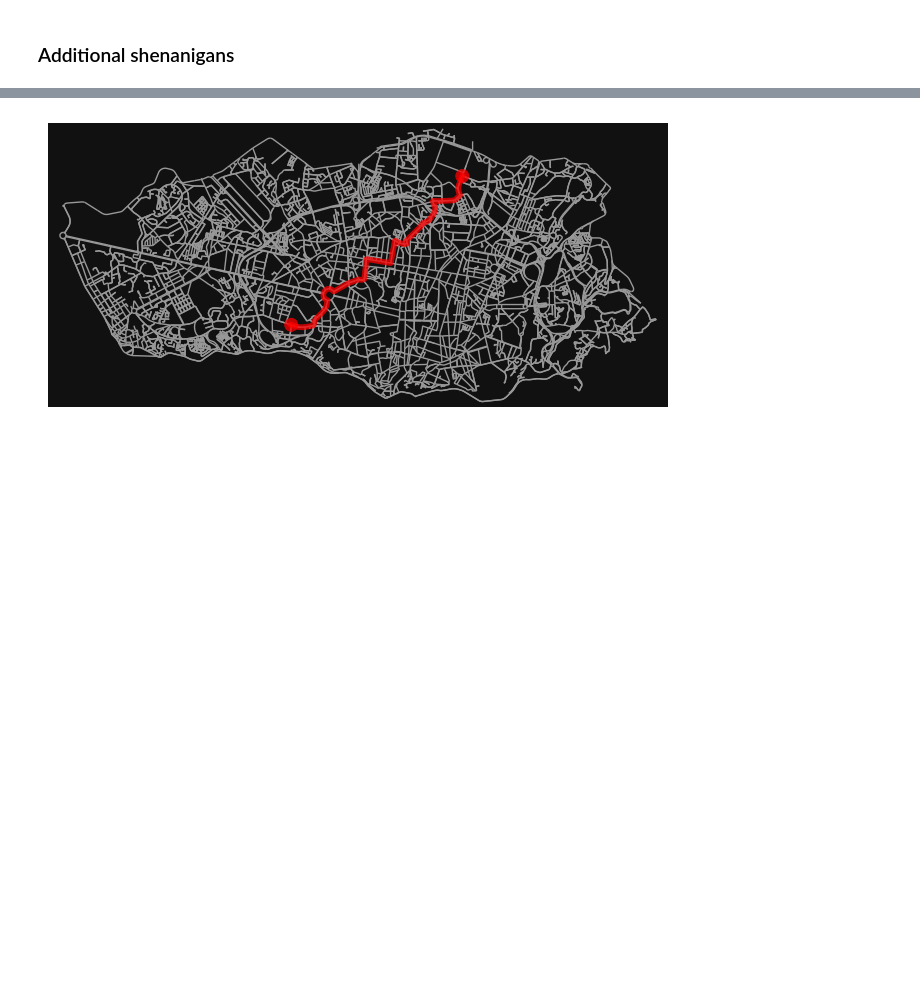
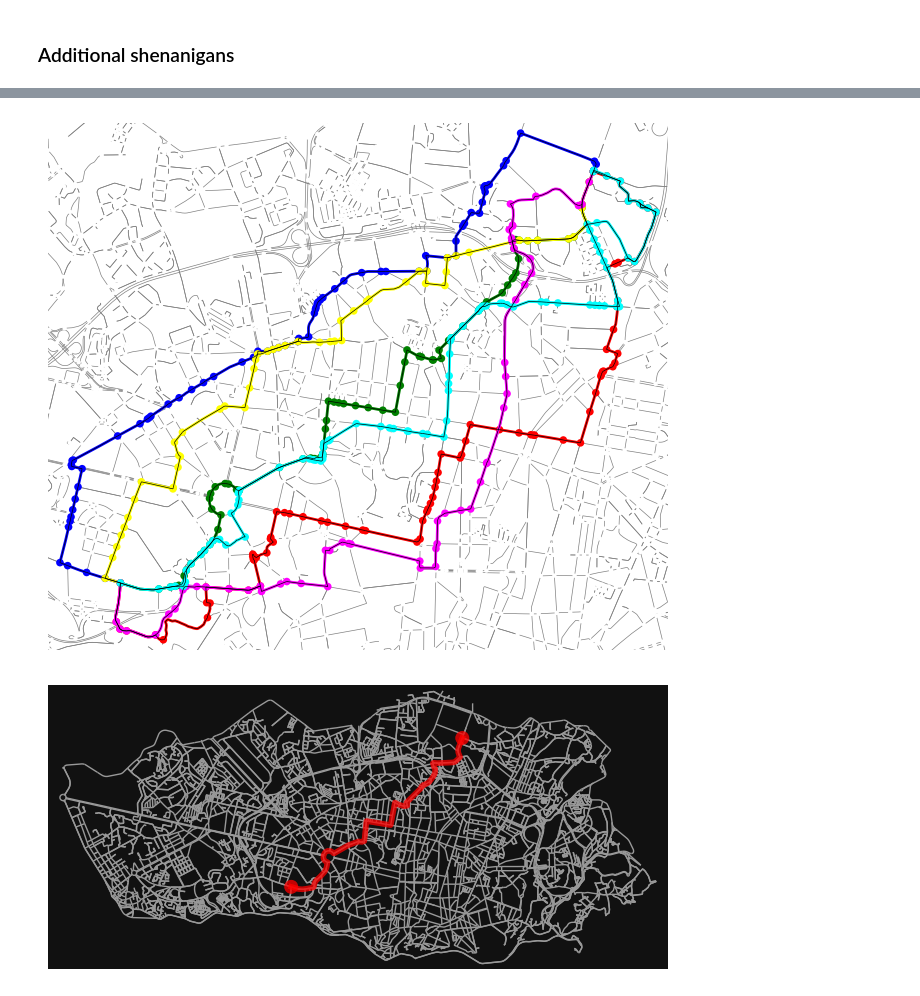
Before and after one commit to mbogesic/MS_Porto, a Jupyter notebook: explore_and_store_graph_data.ipynb, the cells around one changed output, grey strips where cells are left out. Saved outputs shown, nothing was run; the diff lists cells and outputs as text; code cells hidden in the pictures; blank space fills up the shorter version.

```diff
--- a/explore_and_store_graph_data.ipynb
+++ b/explore_and_store_graph_data.ipynb
@@ -334,3 +464,14 @@ Campo_Alegre_2_Asprela Route 3 saved in 'nodes_and_edges': 90 nodes, 89 edges
+# %%
+# Ensure both routes_a2c and routes_c2a are lists
+all_routes = list(routes_a2c) + list(routes_c2a)
+
+# Ensure colors are appropriately concatenated as well
+all_colors = ['green', 'blue', 'red', 'yellow', 'magenta', 'cyan' ]
+
+# Plot all routes with a larger cutout
+plot_all_routes_with_full_subgraph(G, all_routes, origin_destination="Asprela <-> Campo Alegre", path_colors=all_colors)
+# %% [output]
+[figure, added]
 # %%
 import osmnx as ox
 
```
Also changed, not shown: parts of 4 cells of this notebook, 11 other files.
